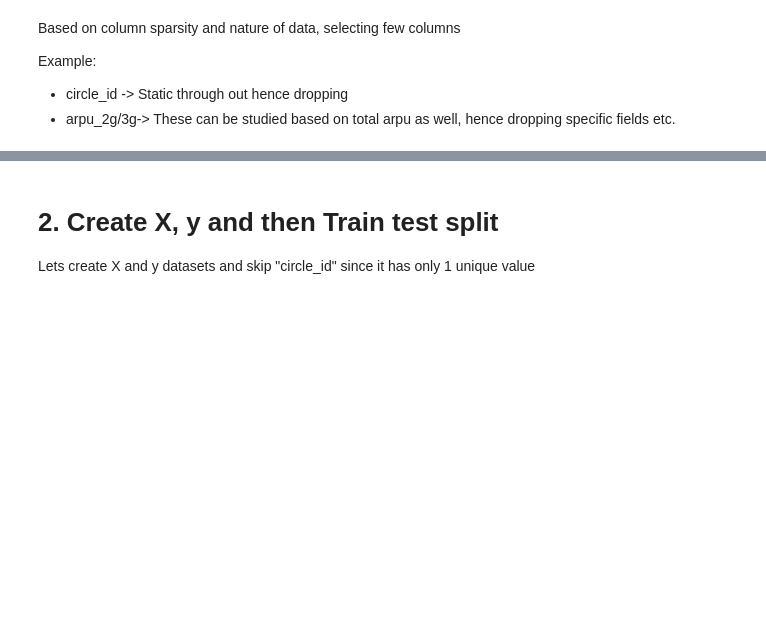
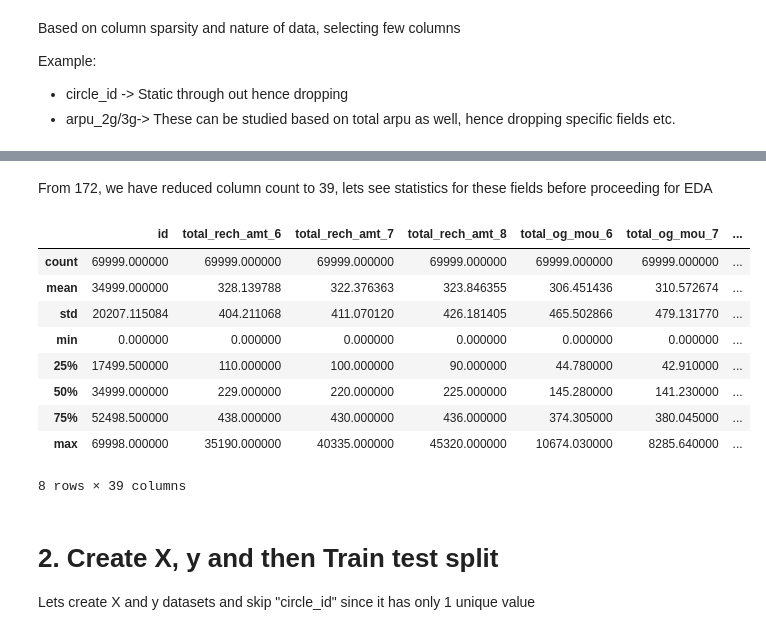
Before and after one commit to asthaa29/telecomchurncasestudy, a Jupyter notebook: telecomchurnprediction.ipynb, the cells around one changed output, grey strips where cells are left out. Saved outputs shown, nothing was run; the diff lists cells and outputs as text; code cells hidden in the pictures; blank space fills up the shorter version.

```diff
--- a/telecomchurnprediction.ipynb
+++ b/telecomchurnprediction.ipynb
@@ -252,0 +271,4 @@ data_telecom.head()
+# %%
+data_msd = data_telecom.reset_index()
+missing_data_percent = 100*data_msd.isnull().sum()/len(data_msd[target_variable])
+missing_data_percent.sort_values(ascending=False)
@@ -252,0 +295,3 @@ data_telecom.head()
+# %%
+new_vars = missing_data_percent[missing_data_percent.le(40)].index
+data_telecom= data_msd[new_vars]
@@ -253,3 +308,18 @@ data_telecom.head()
+# %% [markdown]
+From 172, we have reduced column count to 39, lets see statistics for these fields before proceeding for EDA
+# %%
+data_telecom.describe()
+# %% [output]
+|  | id | total_rech_amt_6 | total_rech_amt_7 | total_rech_amt_8 | total_og_mou_6 | total_og_mou_7 | ... |
+| count | 69999.000000 | 69999.000000 | 69999.000000 | 69999.000000 | 69999.000000 | 69999.000000 | ... |
+| mean | 34999.000000 | 328.139788 | 322.376363 | 323.846355 | 306.451436 | 310.572674 | ... |
+| std | 20207.115084 | 404.211068 | 411.070120 | 426.181405 | 465.502866 | 479.131770 | ... |
+| min | 0.000000 | 0.000000 | 0.000000 | 0.000000 | 0.000000 | 0.000000 | ... |
+| 25% | 17499.500000 | 110.000000 | 100.000000 | 90.000000 | 44.780000 | 42.910000 | ... |
+| 50% | 34999.000000 | 229.000000 | 220.000000 | 225.000000 | 145.280000 | 141.230000 | ... |
+| 75% | 52498.500000 | 438.000000 | 430.000000 | 436.000000 | 374.305000 | 380.045000 | ... |
+| max | 69998.000000 | 35190.000000 | 40335.000000 | 45320.000000 | 10674.030000 | 8285.640000 | ... |
+8 rows × 39 columns
 # %% [markdown]
 # 2. Create X, y and then Train test split
 
```
Also changed, not shown: parts of 20 cells of this notebook.
